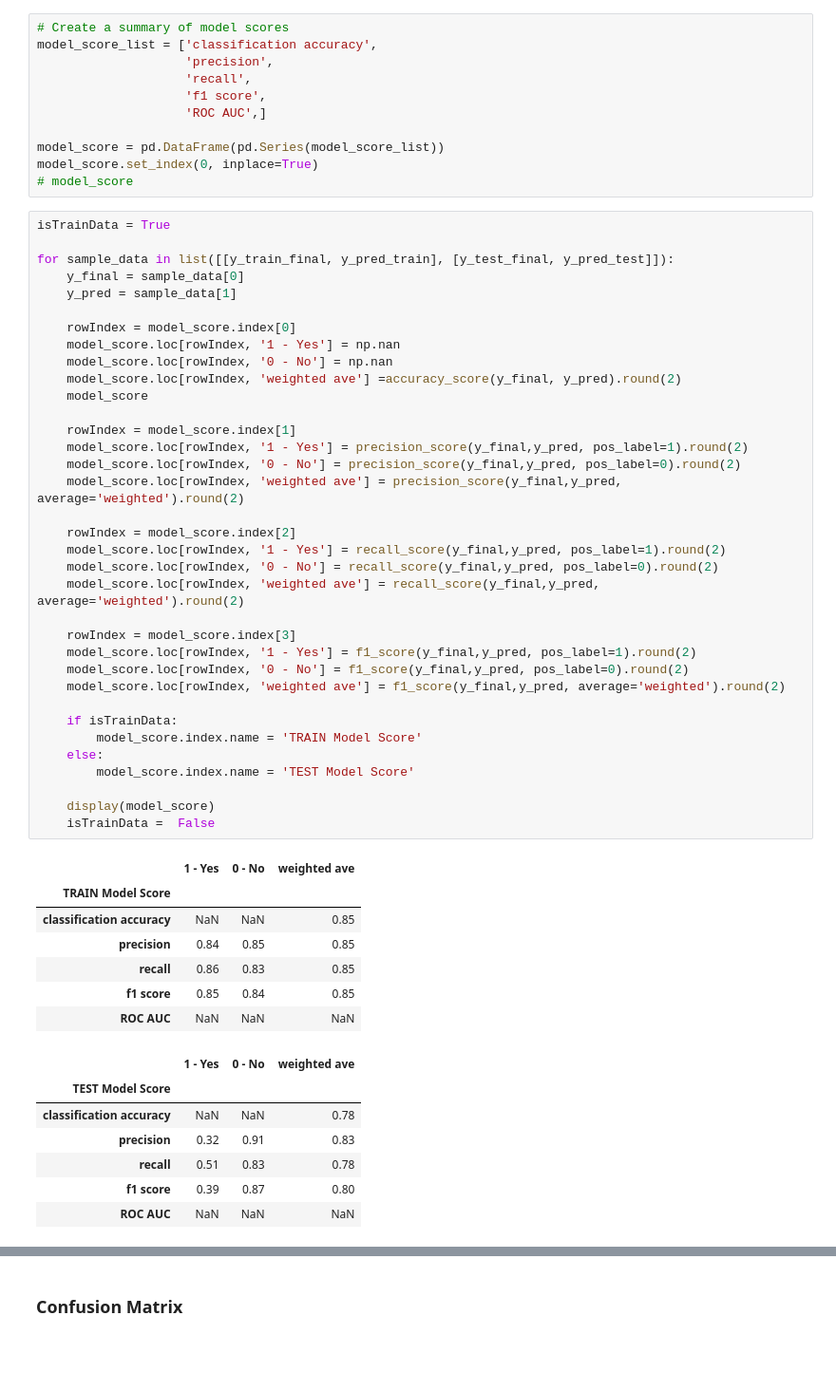
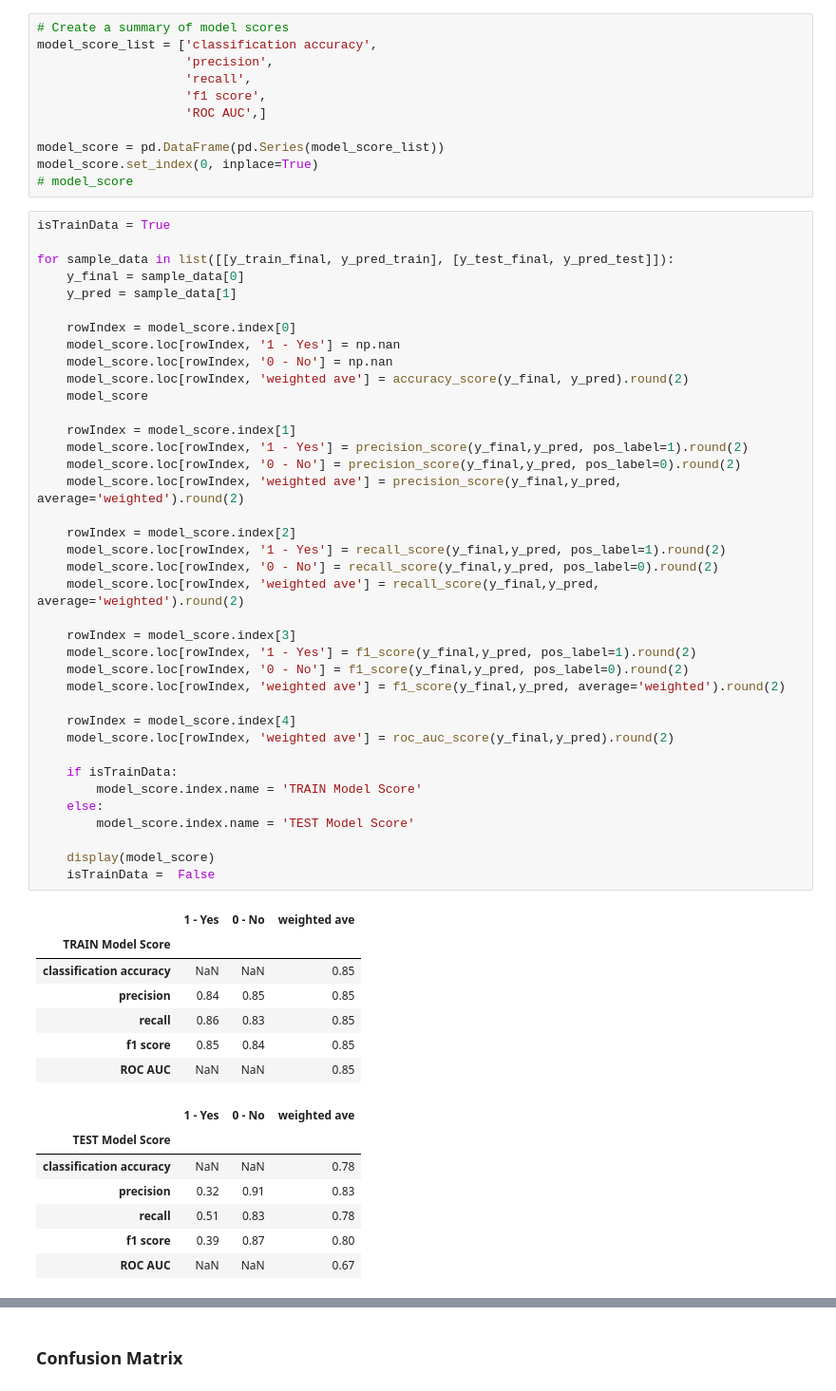
Before and after one commit to LCM-org/group6_BDM, a Jupyter notebook: logistic regression - employee attrition.ipynb, the cells around one changed output, grey strips where cells are left out. Shown at 95% size. Drawn from its saved outputs; the diff is of its cells as text; blank space fills up the shorter version.

```diff
--- a/logistic regression - employee attrition.ipynb
+++ b/logistic regression - employee attrition.ipynb
@@ -873,46 +872,49 @@ for sample_data in list([[y_train_final, y_pred_train], [y_test_final, y_pred_te
     rowIndex = model_score.index[0]
     model_score.loc[rowIndex, '1 - Yes'] = np.nan
     model_score.loc[rowIndex, '0 - No'] = np.nan
-    model_score.loc[rowIndex, 'weighted ave'] =accuracy_score(y_final, y_pred).round(2)
+    model_score.loc[rowIndex, 'weighted ave'] = accuracy_score(y_final, y_pred).round(2)
     model_score
 
     rowIndex = model_score.index[1]
     model_score.loc[rowIndex, '1 - Yes'] = precision_score(y_final,y_pred, pos_label=1).round(2)
     model_score.loc[rowIndex, '0 - No'] = precision_score(y_final,y_pred, pos_label=0).round(2)
     model_score.loc[rowIndex, 'weighted ave'] = precision_score(y_final,y_pred, average='weighted').round(2)
 
     rowIndex = model_score.index[2]
     model_score.loc[rowIndex, '1 - Yes'] = recall_score(y_final,y_pred, pos_label=1).round(2)
     model_score.loc[rowIndex, '0 - No'] = recall_score(y_final,y_pred, pos_label=0).round(2)
     model_score.loc[rowIndex, 'weighted ave'] = recall_score(y_final,y_pred, average='weighted').round(2)
 
     rowIndex = model_score.index[3]
     model_score.loc[rowIndex, '1 - Yes'] = f1_score(y_final,y_pred, pos_label=1).round(2)
     model_score.loc[rowIndex, '0 - No'] = f1_score(y_final,y_pred, pos_label=0).round(2)
     model_score.loc[rowIndex, 'weighted ave'] = f1_score(y_final,y_pred, average='weighted').round(2)
 
+    rowIndex = model_score.index[4]
+    model_score.loc[rowIndex, 'weighted ave'] = roc_auc_score(y_final,y_pred).round(2)
+
     if isTrainData:
         model_score.index.name = 'TRAIN Model Score'
     else:
         model_score.index.name = 'TEST Model Score'
 
     display(model_score)
     isTrainData =  False
 # %% [output]
 |  | 1 - Yes | 0 - No | weighted ave |
 | TRAIN Model Score |  |  |  |
 | classification accuracy | NaN | NaN | 0.85 |
 | precision | 0.84 | 0.85 | 0.85 |
 | recall | 0.86 | 0.83 | 0.85 |
 | f1 score | 0.85 | 0.84 | 0.85 |
-| ROC AUC | NaN | NaN | NaN |
+| ROC AUC | NaN | NaN | 0.85 |
 |  | 1 - Yes | 0 - No | weighted ave |
 | TEST Model Score |  |  |  |
 | classification accuracy | NaN | NaN | 0.78 |
 | precision | 0.32 | 0.91 | 0.83 |
 | recall | 0.51 | 0.83 | 0.78 |
 | f1 score | 0.39 | 0.87 | 0.80 |
-| ROC AUC | NaN | NaN | NaN |
+| ROC AUC | NaN | NaN | 0.67 |
 # %% [markdown]
 **Interpretation:**
 - With oversampling, the recall score improved from 0.2459 (baseline) to 0.5081 (final model).
```
Also changed, not shown: parts of 8 cells of this notebook.
